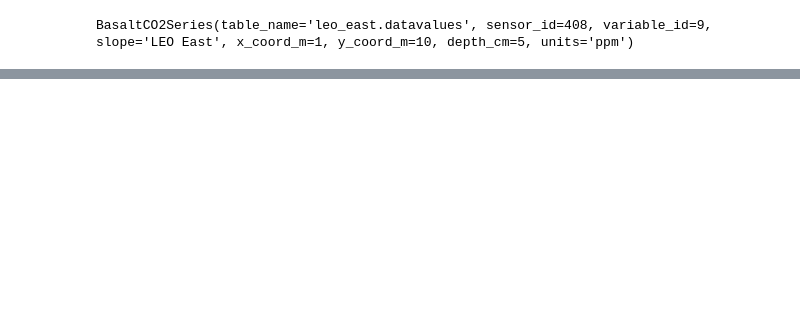
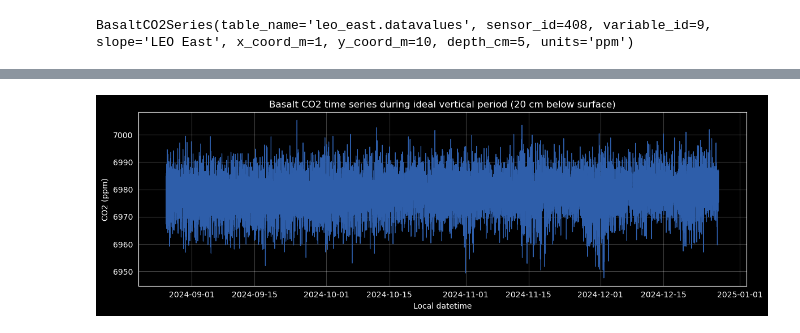
Before and after one commit to DimitriBolt/CO2Flux, a Jupyter notebook: Project_description/sensorDB/co2_basalt_sensor_workbench.ipynb, the cells around one changed output, grey strips where cells are left out. Drawn from its saved outputs; the diff is of its cells as text; code cells hidden in the pictures; blank space fills up the shorter version.

```diff
--- a/Project_description/sensorDB/co2_basalt_sensor_workbench.ipynb
+++ b/Project_description/sensorDB/co2_basalt_sensor_workbench.ipynb
@@ -100,0 +105,23 @@ display(report.to_dict())
+# %%
+%matplotlib inline
+
+import matplotlib.pyplot as plt
+import pandas as pd
+
+from basalt_co2_series import BasaltCO2Series
+from diagnostics import center_series, normality_report, plot_histogram, plot_qq
+
+IDEAL_START = "2024-08-26 06:30:01"
+IDEAL_END = "2024-12-27 07:15:02"
+
+sensor_20cm = BasaltCO2Series(
+    table_name="leo_east.datavalues",
+    sensor_id=420,
+    variable_id=9,
+    slope="LEO East",
+    x_coord_m=1,
+    y_coord_m=10,
+    depth_cm=20,
+)
+
+sensor_20cm
@@ -100,0 +130,10 @@ display(report.to_dict())
+# %%
+coverage_20cm = sensor_20cm.describe_time_coverage()
+series_20cm = sensor_20cm.fetch_series()
+ideal_series_20cm = series_20cm.loc[IDEAL_START:IDEAL_END]
+
+display(coverage_20cm)
+display(series_20cm.head())
+display(series_20cm.tail())
+print(f"Rows fetched: {len(series_20cm):,}")
+print(f"Ideal-period rows: {len(ideal_series_20cm):,}")
@@ -100,0 +167,10 @@ display(report.to_dict())
+# %%
+series_20cm = series_20cm.mask(series_20cm < 0)
+ideal_series_20cm = series_20cm.loc[IDEAL_START:IDEAL_END]
+figure, axis = sensor_20cm.plot(
+    series=ideal_series_20cm,
+    title="Basalt CO2 time series during ideal vertical period (20 cm below surface)",
+)
+plt.show()
+# %% [output]
+[figure, added]
```
Also changed, not shown: parts of 14 cells of this notebook.
